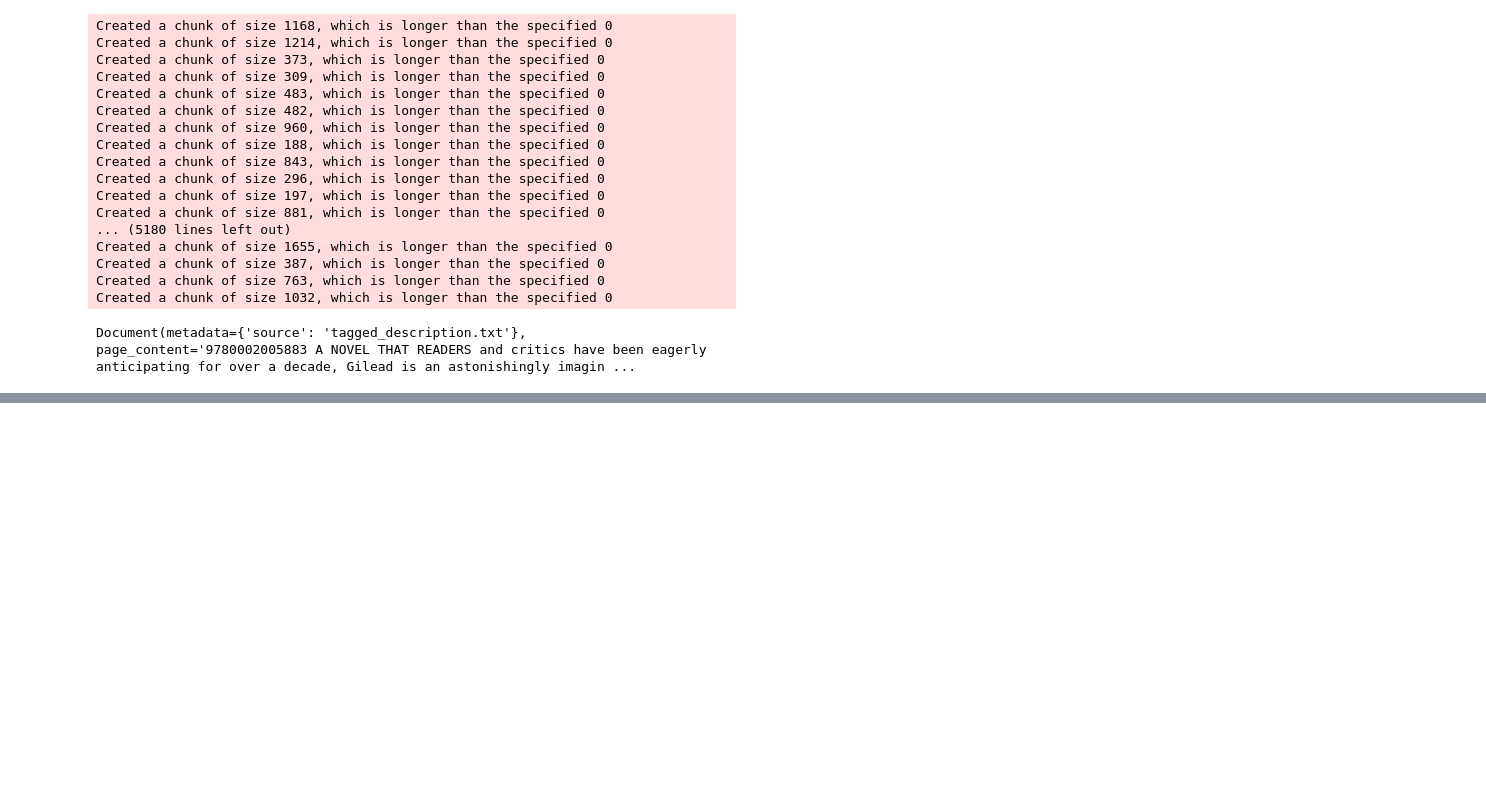
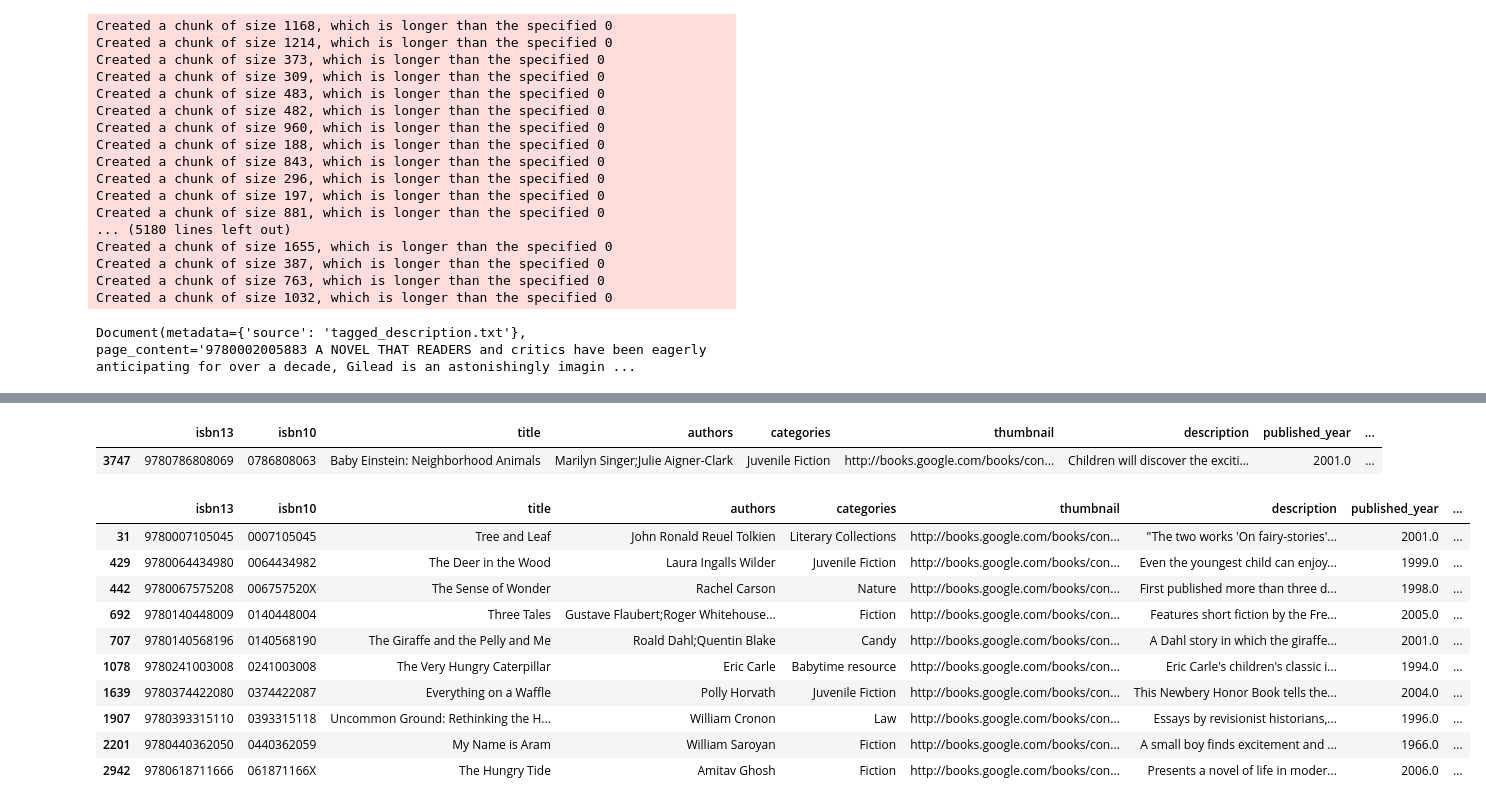
Before and after one commit to HamzaHassan9320/book-recommender-system, a Jupyter notebook: notebook/data_exploration.ipynb, the cells around one changed output, grey strips where cells are left out. Drawn from its saved outputs; the diff is of its cells as text; code cells hidden in the pictures; blank space fills up the shorter version.

```diff
--- a/notebook/data_exploration.ipynb
+++ b/notebook/data_exploration.ipynb
@@ -257,3 +261,7 @@ documents[0]
 Document(metadata={'source': 'tagged_description.txt'}, page_content='9780002005883 A NOVEL THAT READERS and critics have been eagerly anticipating for over a decade, Gilead is an astonishingly imagin ...
 # %%
 db_books= Chroma.from_documents(documents, embedding=OpenAIEmbeddings())
+# %%
+query = "A book to teach children about nature"
+docs = db_books.similarity_search(query, k=10)
+docs
@@ -259,0 +279,29 @@ db_books= Chroma.from_documents(documents, embedding=OpenAIEmbeddings())
+# %%
+books[books["isbn13"] == int(docs[0].page_content.split()[0].strip())]
+# %% [output]
+|  | isbn13 | isbn10 | title | authors | categories | thumbnail | description | published_year | ... |
+| 3747 | 9780786808069 | 0786808063 | Baby Einstein: Neighborhood Animals | Marilyn Singer;Julie Aigner-Clark | Juvenile Fiction | http://books.google.com/books/con... | Children will discover the exciti... | 2001.0 | ... |
+# %%
+def retrieve_semantic_recommendations(query:str, top_k: int = 10) -> pd.DataFrame:
+    recs = db_books.similarity_search(query, k = 50)
+
+    books_list=[]
+
+    for i in range(0, len(recs)):
+        books_list += [int(recs[i].page_content.strip('"').split()[0])]
+
+    return books[books["isbn13"].isin(books_list)].head(top_k)
+# %%
+retrieve_semantic_recommendations("A book to teach children about nature")
+# %% [output]
+|  | isbn13 | isbn10 | title | authors | categories | thumbnail | description | published_year | ... |
+| 31 | 9780007105045 | 0007105045 | Tree and Leaf | John Ronald Reuel Tolkien | Literary Collections | http://books.google.com/books/con... | "The two works 'On fairy-stories'... | 2001.0 | ... |
+| 429 | 9780064434980 | 0064434982 | The Deer in the Wood | Laura Ingalls Wilder | Juvenile Fiction | http://books.google.com/books/con... | Even the youngest child can enjoy... | 1999.0 | ... |
+| 442 | 9780067575208 | 006757520X | The Sense of Wonder | Rachel Carson | Nature | http://books.google.com/books/con... | First published more than three d... | 1998.0 | ... |
+| 692 | 9780140448009 | 0140448004 | Three Tales | Gustave Flaubert;Roger Whitehouse... | Fiction | http://books.google.com/books/con... | Features short fiction by the Fre... | 2005.0 | ... |
+| 707 | 9780140568196 | 0140568190 | The Giraffe and the Pelly and Me | Roald Dahl;Quentin Blake | Candy | http://books.google.com/books/con... | A Dahl story in which the giraffe... | 2001.0 | ... |
+| 1078 | 9780241003008 | 0241003008 | The Very Hungry Caterpillar | Eric Carle | Babytime resource | http://books.google.com/books/con... | Eric Carle's children's classic i... | 1994.0 | ... |
+| 1639 | 9780374422080 | 0374422087 | Everything on a Waffle | Polly Horvath | Juvenile Fiction | http://books.google.com/books/con... | This Newbery Honor Book tells the... | 2004.0 | ... |
+| 1907 | 9780393315110 | 0393315118 | Uncommon Ground: Rethinking the H... | William Cronon | Law | http://books.google.com/books/con... | Essays by revisionist historians,... | 1996.0 | ... |
+| 2201 | 9780440362050 | 0440362059 | My Name is Aram | William Saroyan | Fiction | http://books.google.com/books/con... | A small boy finds excitement and ... | 1966.0 | ... |
+| 2942 | 9780618711666 | 061871166X | The Hungry Tide | Amitav Ghosh | Fiction | http://books.google.com/books/con... | Presents a novel of life in moder... | 2006.0 | ... |
```
Also changed, not shown: parts of 13 cells of this notebook, 1 other file.
